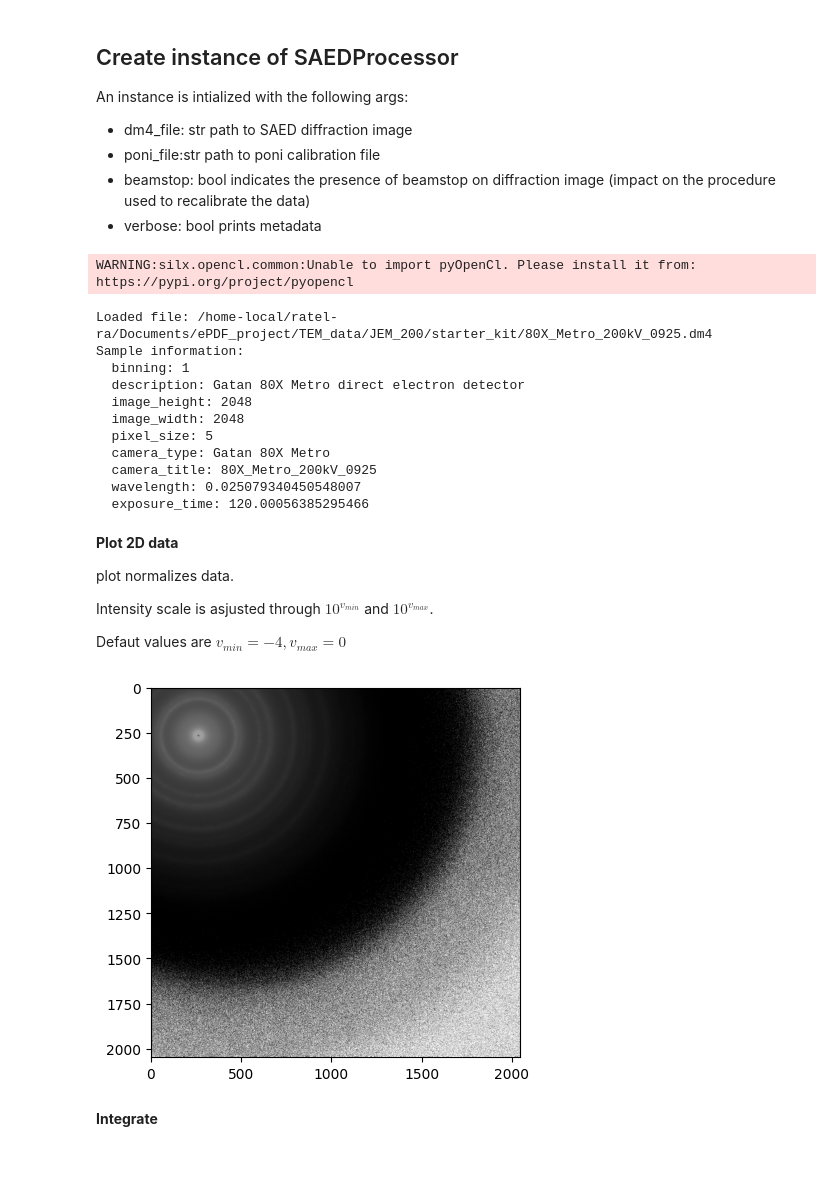
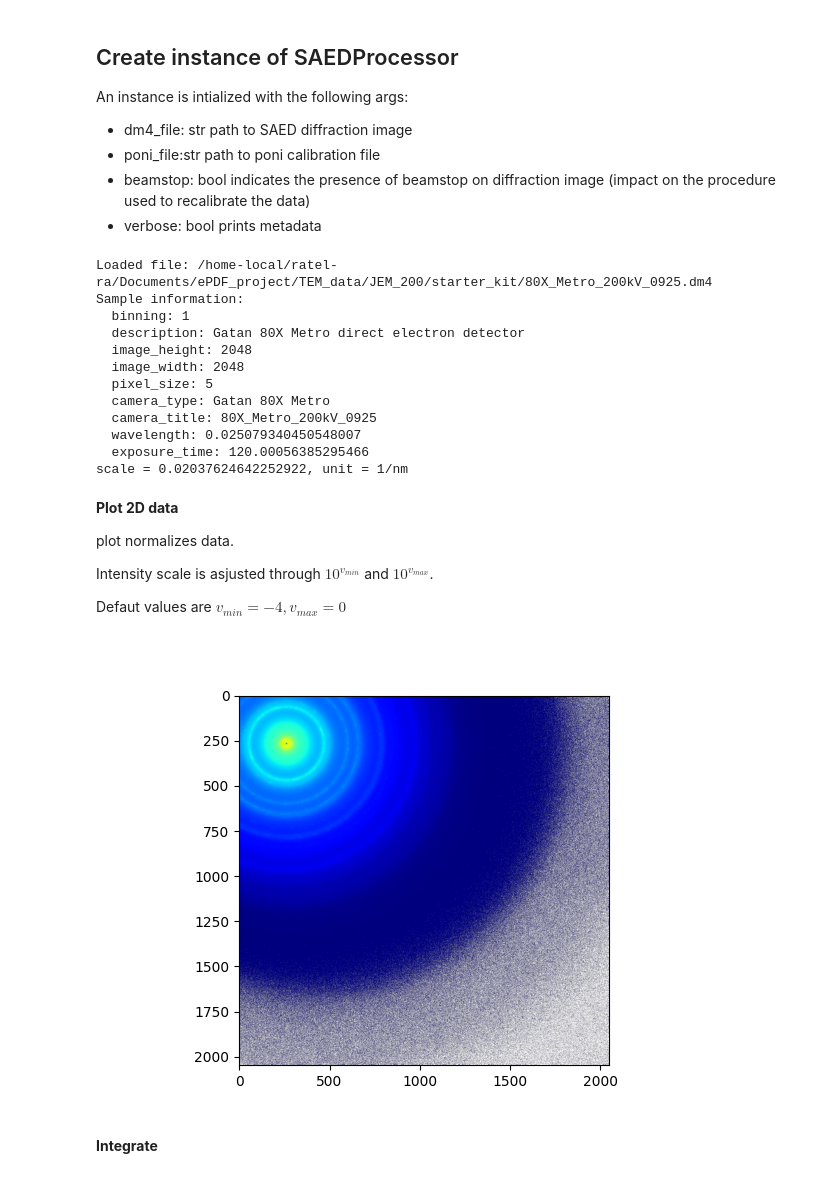
Before and after one commit to nicoratel/ePDFsuite, a Jupyter notebook: ePDF_Workflow.ipynb, the cells around one changed output. Saved outputs shown, nothing was run; the diff lists cells and outputs as text; code cells hidden in the pictures.

```diff
--- a/ePDF_Workflow.ipynb
+++ b/ePDF_Workflow.ipynb
@@ -28,27 +28,27 @@ An instance is intialized with the following args:
 from ePDFsuite import SAEDProcessor
 
 datapath = '/home-local/ratel-ra/Documents/ePDF_project/TEM_data/JEM_200/starter_kit/'
-sample_diff = datapath + "80X_Metro_200kV_0925.dm4" # Au NPs diffraction data
+sample_diff = datapath + "80X_Metro_200kV_0925.dm4" # Au film diffraction data
 
 poni_file = './calibration_default_topleft.poni'  # PONI file obtained from calibration step
 
 proc = SAEDProcessor(sample_diff,
-                     poni_file,
+                     poni_file=None,
                      beamstop=False,
                      verbose=True)
 # %% [output]
-WARNING:silx.opencl.common:Unable to import pyOpenCl. Please install it from: https://pypi.org/project/pyopencl
+Loaded file: /home-local/ratel-ra/Documents/ePDF_project/TEM_data/JEM_200/starter_kit/80X_Metro_200kV_0925.dm4
+Sample information:
+  binning: 1
+  description: Gatan 80X Metro direct electron detector
+  image_height: 2048
+  image_width: 2048
+  pixel_size: 5
+  camera_type: Gatan 80X Metro
+  camera_title: 80X_Metro_200kV_0925
+  wavelength: 0.025079340450548007
+  exposure_time: 120.00056385295466
+scale = 0.02037624642252922, unit = 1/nm
-Loaded file: /home-local/ratel-ra/Documents/ePDF_project/TEM_data/JEM_200/starter_kit/80X_Metro_200kV_0925.dm4
-Sample information:
-  binning: 1
-  description: Gatan 80X Metro direct electron detector
-  image_height: 2048
-  image_width: 2048
-  pixel_size: 5
-  camera_type: Gatan 80X Metro
-  camera_title: 80X_Metro_200kV_0925
-  wavelength: 0.025079340450548007
-  exposure_time: 120.00056385295466
 # %% [markdown]
 **Plot 2D data**
 
@@ -58,9 +58,9 @@ Intensity scale is asjusted through $10^{v_{min}}$ and $10^{v_{max}}$.
 
 Defaut values are $v_{min} = -4, v_{max} =0$
 # %%
-proc.plot(vmin=-4, vmax=1)
+proc.plot(vmin=-4, vmax=1,cmap='jet')
 # %% [output]
-[figure, old version]
+[figure, new version]
 # %% [markdown]
 **Integrate**
 # %%
```
Also changed, not shown: parts of 14 cells of this notebook, 7 other files.
